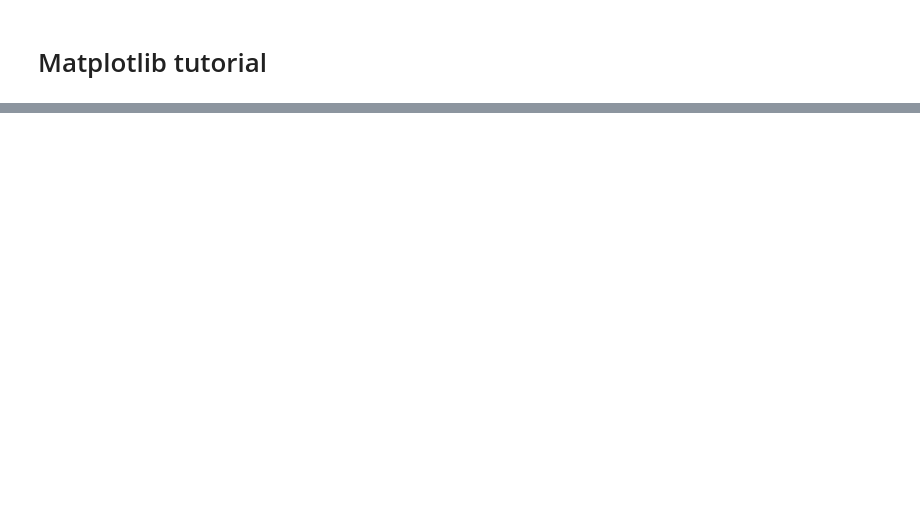
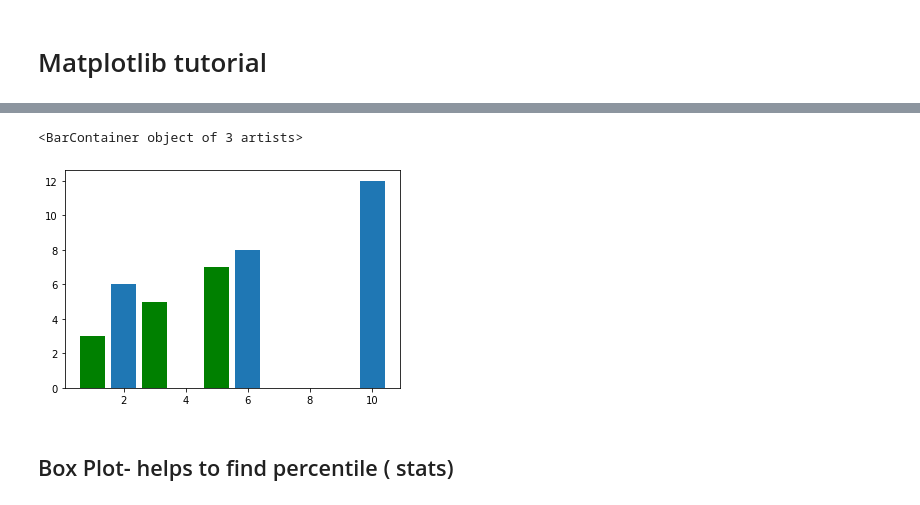
Before and after one commit to heiwa37/DataScience, a Jupyter notebook: 5.MatplotLib Tuto.ipynb, the cells around one changed output, grey strips where cells are left out. Saved outputs shown, nothing was run; the diff lists cells and outputs as text; code cells hidden in the pictures; blank space fills up the shorter version.

```diff
--- a/5.MatplotLib Tuto.ipynb
+++ b/5.MatplotLib Tuto.ipynb
@@ -16,0 +40,14 @@ plt.scatter(x,y)
+# %%
+# Bar Graph
+x=[2,6,10]
+y=[6,8,12]
+
+x2=[1,3,5]
+y2=[3,5,7]
+plt.bar(x,y)
+plt.bar(x2,y2,color='g')
+# %% [output]
+<BarContainer object of 3 artists>
+[figure, added]
+# %% [markdown]
+## Box Plot- helps to find percentile ( stats)
```
Also changed, not shown: parts of 7 cells of this notebook, 3 other files.
